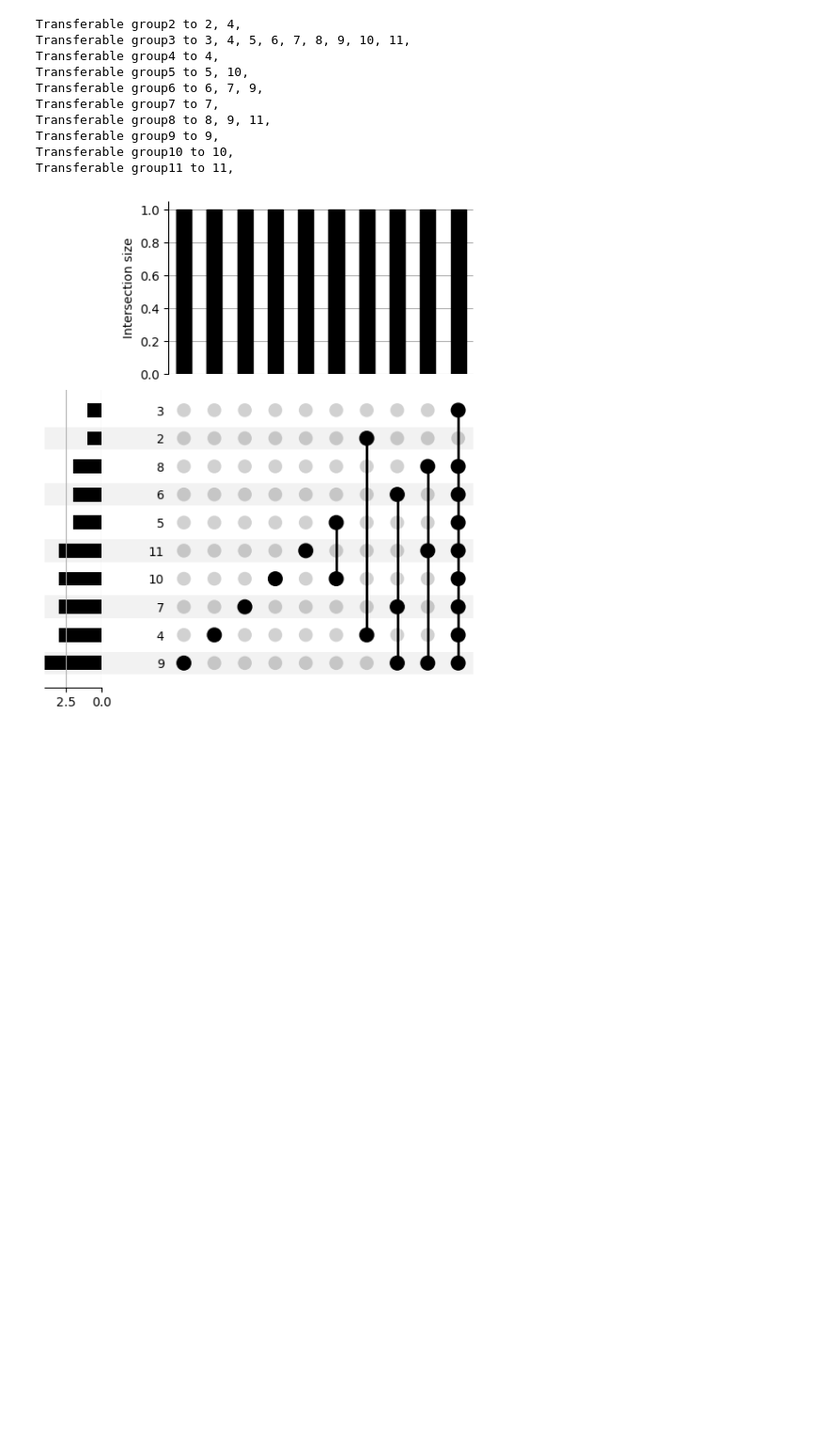
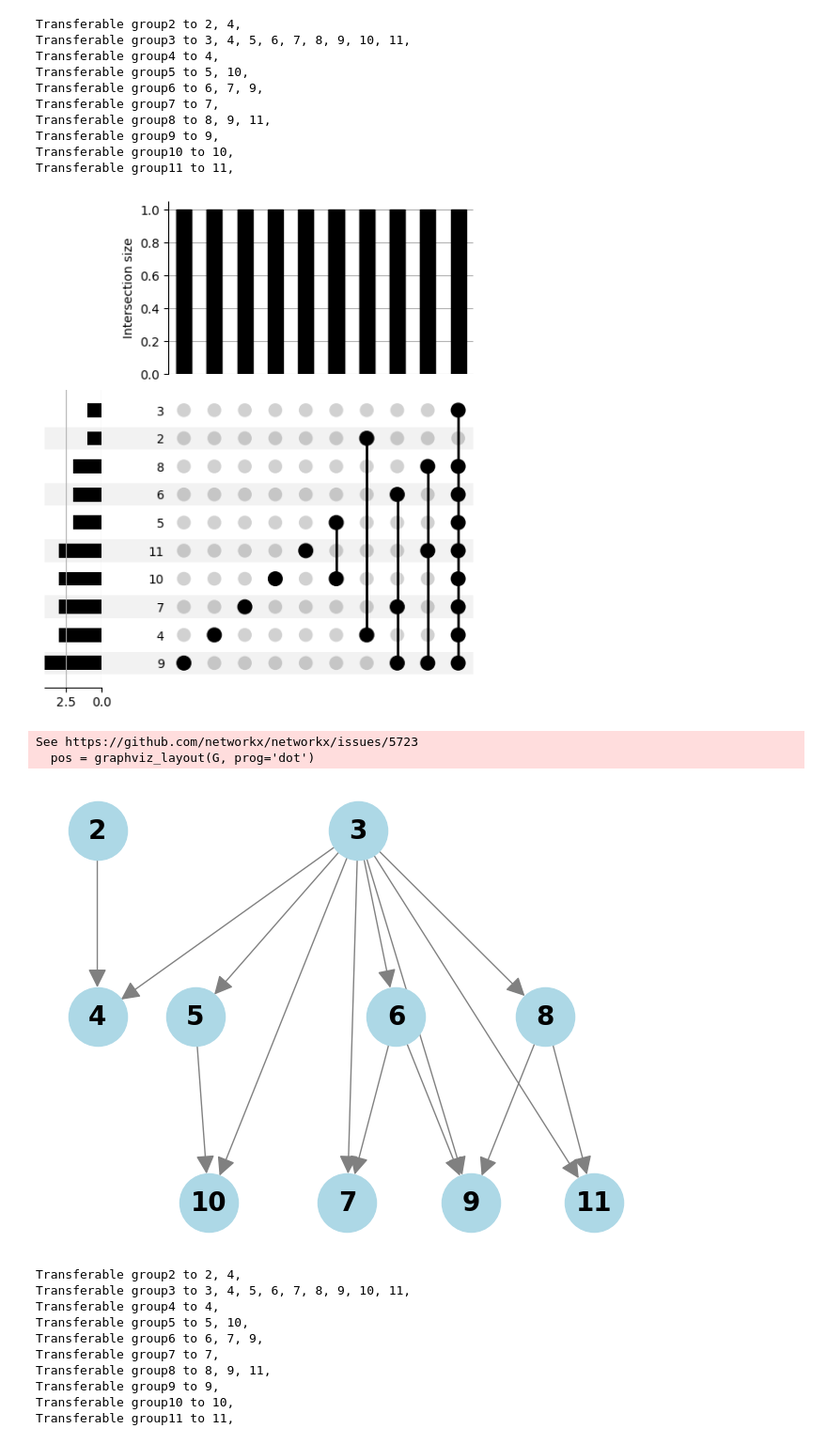
Before and after one commit to ddps-lab/AutoMigrationEngine, a Jupyter notebook: data-processing-for-lscpu/core/superset.ipynb, the cells around one changed output. Shown at 94% size. Cells and saved outputs as stored; diff of their text form; code cells hidden in the pictures; blank space fills up the shorter version.

Commit message:
[ADD] Visualize set relationship tree structure

```diff
--- a/data-processing-for-lscpu/core/superset.ipynb
+++ b/data-processing-for-lscpu/core/superset.ipynb
@@ -132,3 +133,68 @@ Transferable group9 to 9,
 Transferable group10 to 10,
 Transferable group11 to 11,
 [figure]
+# %%
+GROUP_NUMBER = 10
+
+flagsToBinary = []
+
+groupNumber = [str(i) for i in range(2,12)]
+
+for value in values:
+    binary_string = ''.join(str(i) for i in value)
+    binary_number = int(binary_string, 2)
+    flagsToBinary.append(binary_number)
+
+matrix = []
+for binary in flagsToBinary:
+    row = []
+    for i in range(len(flagsToBinary)):
+        if(binary & flagsToBinary[i] == binary):
+            row.append(True)
+        else:
+            row.append(False)
+    matrix.append(row)
+
+transferable = pd.DataFrame(matrix, columns=groupNumber)
+transferable.index = range(2, len(transferable)+2)
+transferable = transferable.groupby(groupNumber).size()
+
+# 방향성 그래프 생성
+G = nx.DiGraph()
+
+# 노드 추가
+for i in range(GROUP_NUMBER):
+    G.add_node(i + 2)
+    for j in range(len(matrix[i])):
+        # 집합 관계 성립
+        if(matrix[i][j]):
+            # 본인을 가리키지 않도록 함.
+            if(i == j):
+                continue
+            # 엣지 추가
+            G.add_edge(i + 2, j + 2)
+
+pos = graphviz_layout(G, prog='dot')
+nx.draw(G, pos, with_labels=True, node_color='lightblue', edge_color='gray', node_size=2000, font_size=20, font_weight='bold', arrowsize=30)
+plt.show()
+
+for i in range(len(matrix)):
+    print(f'Transferable group{i+2} to ',end='')
+    for j in range(len(matrix[i])):
+        if(matrix[i][j]):
+            print(j+2, end=', ')
+    print()
+# %% [output]
+See https://github.com/networkx/networkx/issues/5723
+  pos = graphviz_layout(G, prog='dot')
+[figure, added]
+Transferable group2 to 2, 4,
+Transferable group3 to 3, 4, 5, 6, 7, 8, 9, 10, 11,
+Transferable group4 to 4,
+Transferable group5 to 5, 10,
+Transferable group6 to 6, 7, 9,
+Transferable group7 to 7,
+Transferable group8 to 8, 9, 11,
+Transferable group9 to 9,
+Transferable group10 to 10,
+Transferable group11 to 11,
```
Also changed, not shown: parts of 2 cells of this notebook.
